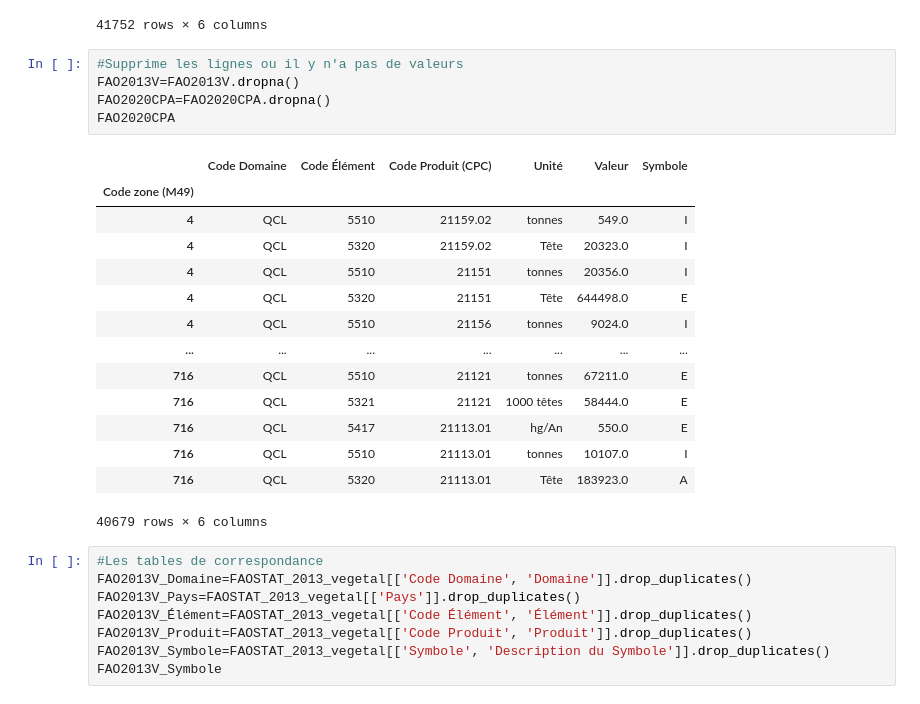
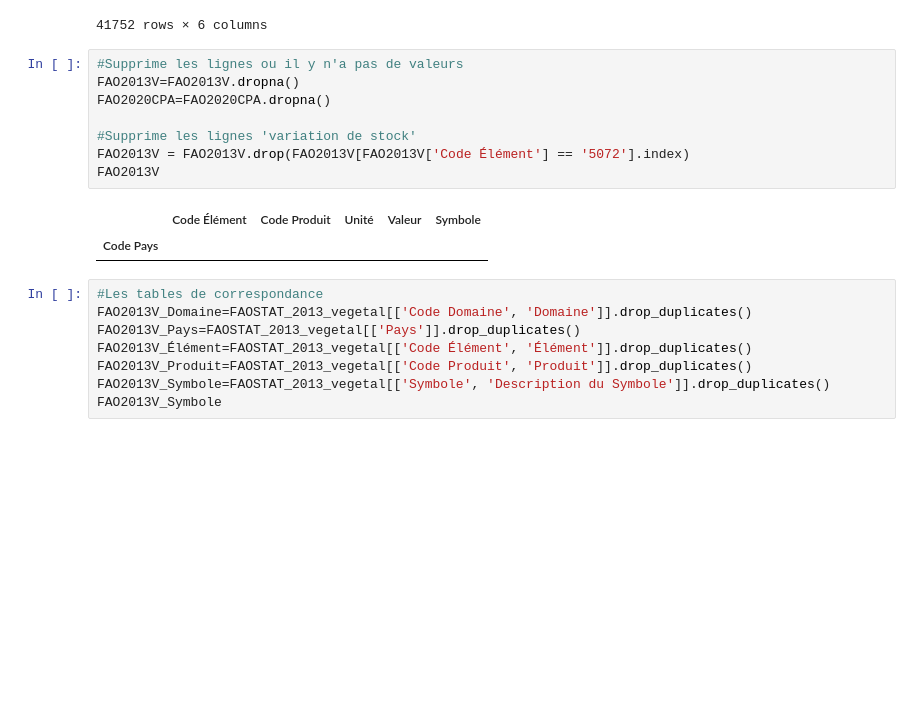
Before and after one commit to data-IA-2023/Groupe-3, a Jupyter notebook: briefs181223 - Mohammed.ipynb, the cells around one changed output. Drawn from its saved outputs; the diff is of its cells as text; blank space fills up the shorter version.

```diff
--- a/briefs181223 - Mohammed.ipynb
+++ b/briefs181223 - Mohammed.ipynb
@@ -157,23 +157,14 @@ FAO2020CPA
 # %%
 #Supprime les lignes ou il y n'a pas de valeurs
 FAO2013V=FAO2013V.dropna()
 FAO2020CPA=FAO2020CPA.dropna()
-FAO2020CPA
+
+#Supprime les lignes 'variation de stock'
+FAO2013V = FAO2013V.drop(FAO2013V[FAO2013V['Code Élément'] == '5072'].index)
+FAO2013V
 # %% [output]
-|  | Code Domaine | Code Élément | Code Produit (CPC) | Unité | Valeur | Symbole |
-| Code zone (M49) |  |  |  |  |  |  |
-| 4 | QCL | 5510 | 21159.02 | tonnes | 549.0 | I |
-| 4 | QCL | 5320 | 21159.02 | Tête | 20323.0 | I |
-| 4 | QCL | 5510 | 21151 | tonnes | 20356.0 | I |
-| 4 | QCL | 5320 | 21151 | Tête | 644498.0 | E |
-| 4 | QCL | 5510 | 21156 | tonnes | 9024.0 | I |
-| ... | ... | ... | ... | ... | ... | ... |
-| 716 | QCL | 5510 | 21121 | tonnes | 67211.0 | E |
-| 716 | QCL | 5321 | 21121 | 1000 têtes | 58444.0 | E |
-| 716 | QCL | 5417 | 21113.01 | hg/An | 550.0 | E |
-| 716 | QCL | 5510 | 21113.01 | tonnes | 10107.0 | I |
-| 716 | QCL | 5320 | 21113.01 | Tête | 183923.0 | A |
+|  | Code Élément | Code Produit | Unité | Valeur | Symbole |
+| Code Pays |  |  |  |  |  |
-40679 rows × 6 columns
 # %%
 #Les tables de correspondance
 FAO2013V_Domaine=FAOSTAT_2013_vegetal[['Code Domaine', 'Domaine']].drop_duplicates()
```
Also changed, not shown: parts of 4 cells of this notebook.
